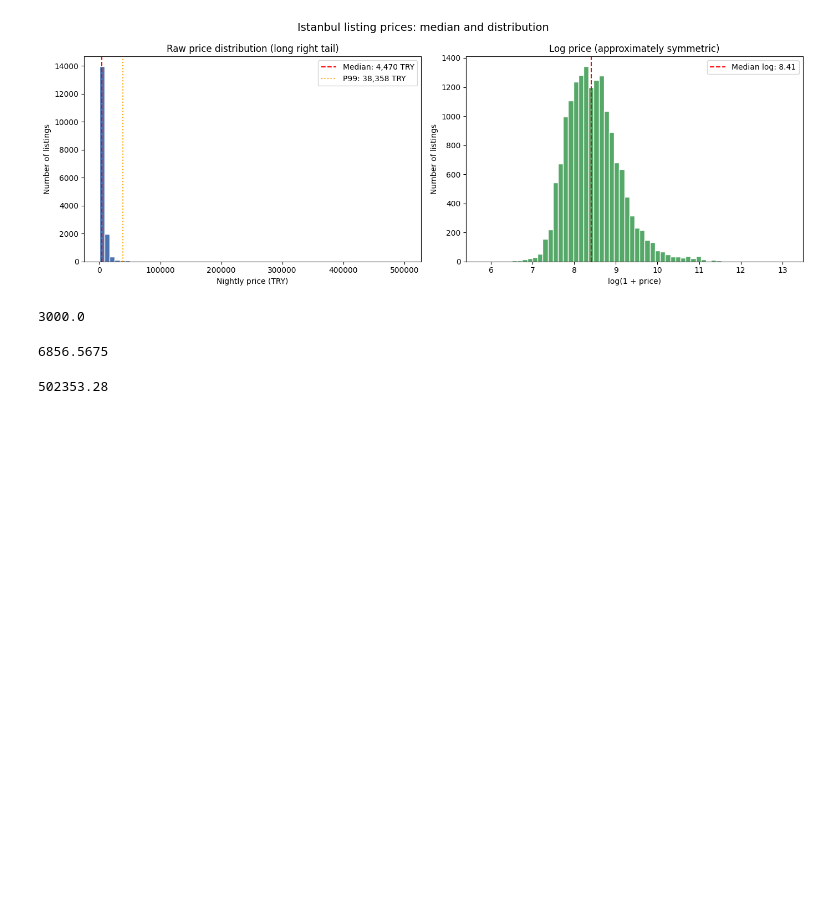
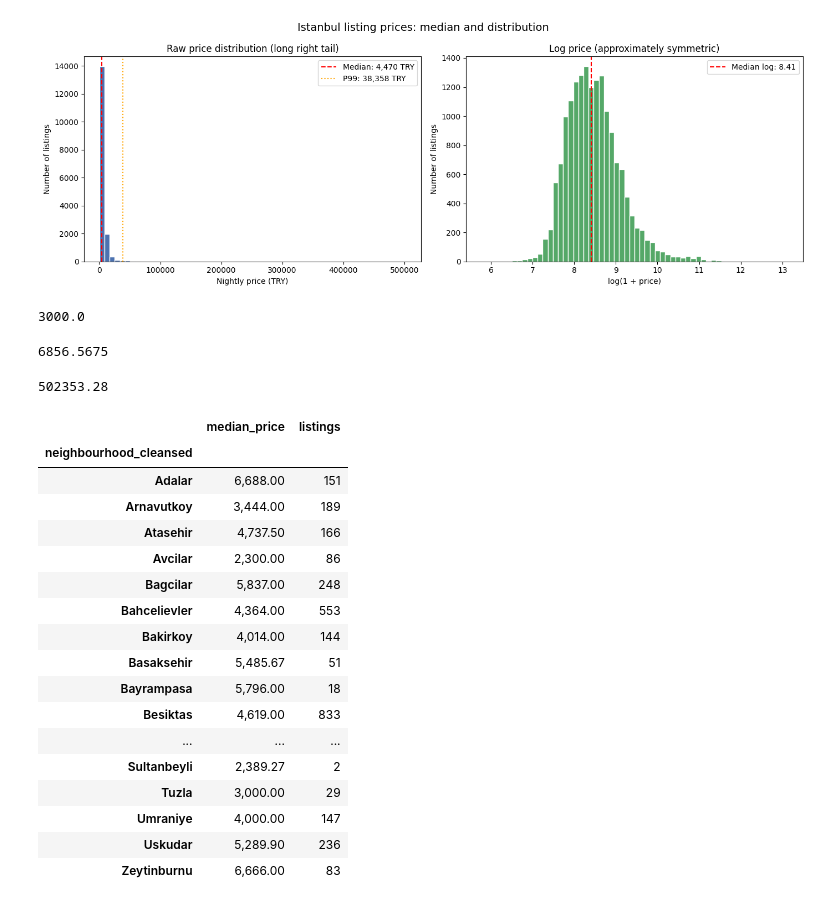
Before and after one commit to Bou-eng/market-analyzer, a Jupyter notebook: notebooks/02_market_eda.ipynb, the cells around one changed output. Drawn from its saved outputs; the diff is of its cells as text; code cells hidden in the pictures; blank space fills up the shorter version.

```diff
--- a/notebooks/02_market_eda.ipynb
+++ b/notebooks/02_market_eda.ipynb
@@ -74,3 +73,27 @@ print(df['price'].quantile(0.75))
 print(df['price'].max())
 # %% [output]
 502353.28
+# %%
+df.groupby("neighbourhood_cleansed").agg(
+    median_price=("price", "median"),
+    listings=("listing_id", "count"),
+)
+# %% [output]
+|  | median_price | listings |
+| neighbourhood_cleansed |  |  |
+| Adalar | 6,688.00 | 151 |
+| Arnavutkoy | 3,444.00 | 189 |
+| Atasehir | 4,737.50 | 166 |
+| Avcilar | 2,300.00 | 86 |
+| Bagcilar | 5,837.00 | 248 |
+| Bahcelievler | 4,364.00 | 553 |
+| Bakirkoy | 4,014.00 | 144 |
+| Basaksehir | 5,485.67 | 51 |
+| Bayrampasa | 5,796.00 | 18 |
+| Besiktas | 4,619.00 | 833 |
+| ... | ... | ... |
+| Sultanbeyli | 2,389.27 | 2 |
+| Tuzla | 3,000.00 | 29 |
+| Umraniye | 4,000.00 | 147 |
+| Uskudar | 5,289.90 | 236 |
+| Zeytinburnu | 6,666.00 | 83 |
```
Also changed, not shown: parts of 2 cells of this notebook, 14 other files.
